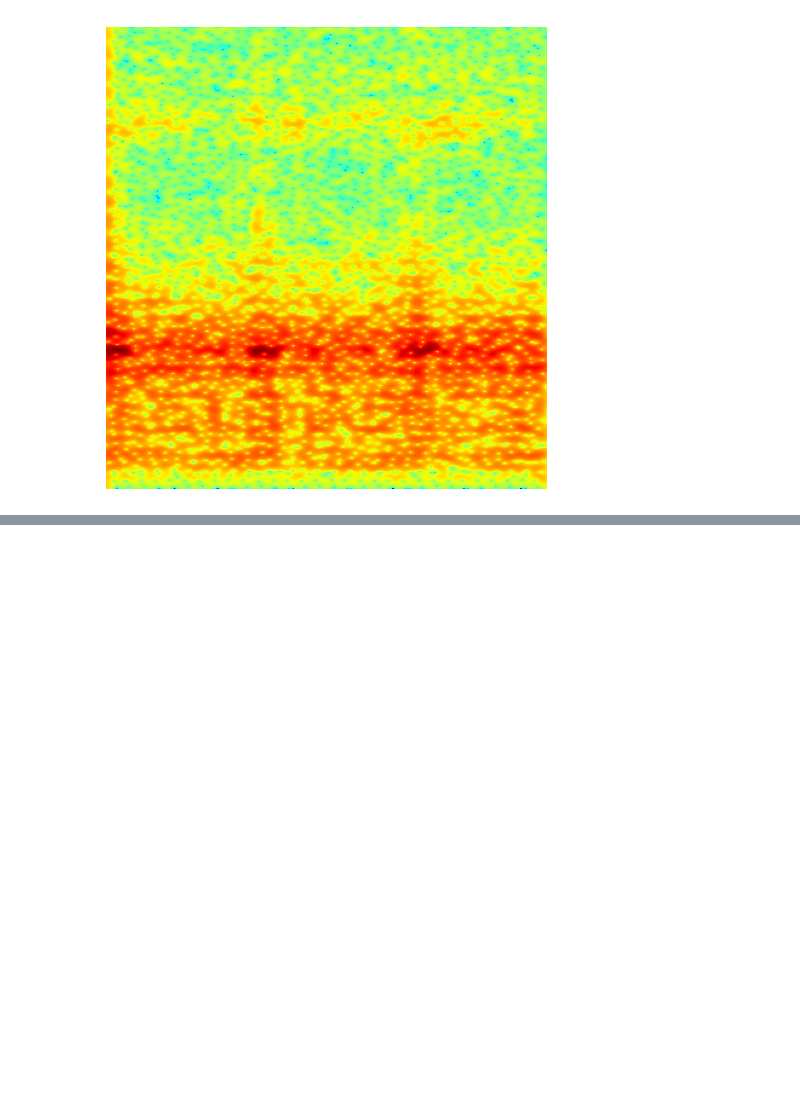
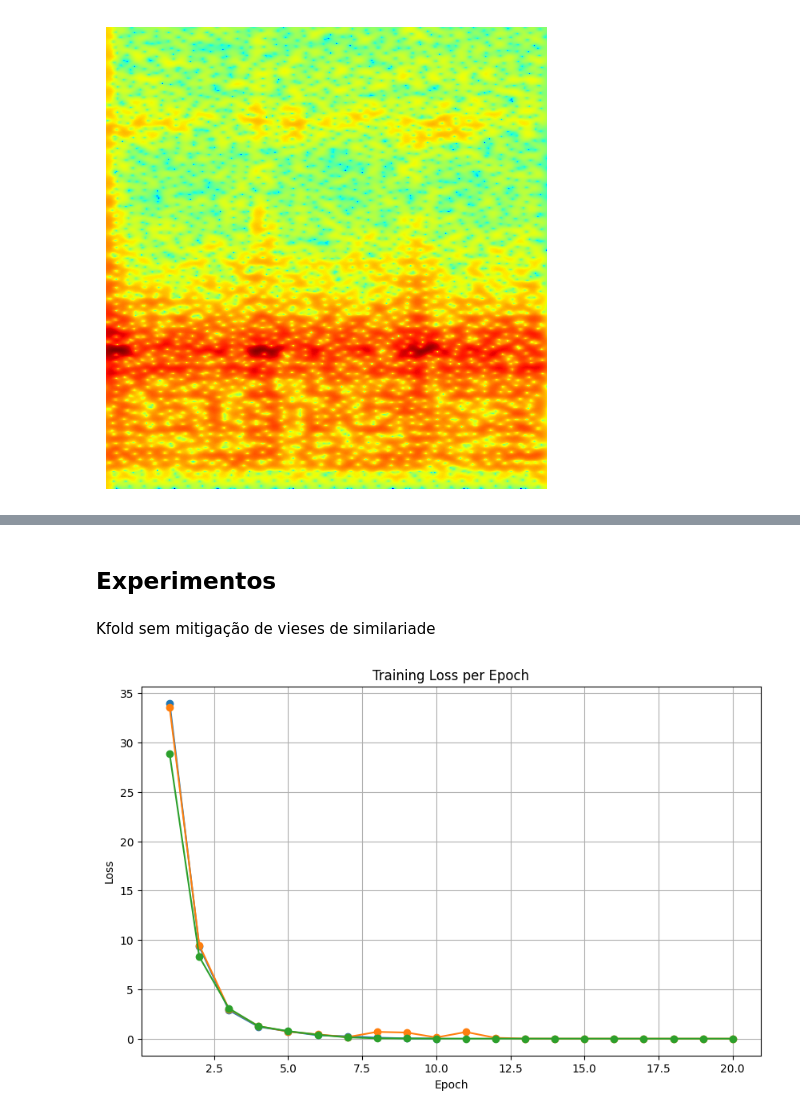
Before and after one commit to rochasantos/TransferLearn-CWRU, a Jupyter notebook: notebook_test.ipynb, the cells around one changed output, grey strips where cells are left out. Drawn from its saved outputs; the diff is of its cells as text; code cells hidden in the pictures; blank space fills up the shorter version.

```diff
--- a/notebook_test.ipynb
+++ b/notebook_test.ipynb
@@ -442,3 +442,12 @@ plt.axis('off')
 plt.gca().invert_yaxis()
 # %% [output]
 [figure]
+# %%
+import yaml
+
+
+with open('config/spectrogram_config.yaml', 'r') as file:
+    spectrogram_config = yaml.safe_load(file)
+
+for sck in spectrogram_config.keys():
+    print(sck)
@@ -444,0 +495,40 @@ plt.gca().invert_yaxis()
+# %% [markdown]
+## Experimentos
+# %% [markdown]
+Kfold sem mitigação de vieses de similariade
+# %%
+import re
+import numpy as np
+import matplotlib.pyplot as plt
+
+experiment_path = [
+    "results/20241117143315_kfold_no-similarity-bias-mitigation.txt",
+    "results/20241117145938_kfold_no-similarity-bias-mitigation.txt",
+    "results/20241117150647_kfold_no-similarity-bias-mitigation.txt"
+]
+
+def plot_loss(experiment_path):
+    plt.figure(figsize=(10,6))
+    for path in experiment_path:
+        with open(path, "r") as file:
+            content = file.read()
+
+        matches = re.findall(r"loss_history=(\[[0-9.,\s]*\])", content)
+
+        loss_history = []
+        for match in matches:
+            loss_history.append(eval(match))
+        mean_loss = np.mean(loss_history, axis=0)
+
+
+        plt.plot(range(1, len(mean_loss) + 1), mean_loss, marker='o')
+
+    plt.title("Training Loss per Epoch")
+    plt.xlabel("Epoch")
+    plt.ylabel("Loss")
+    plt.grid()
+    plt.show()
+
+plot_loss(experiment_path)
+# %% [output]
+[figure, added]
```
Also changed, not shown: parts of 9 cells of this notebook, 28 other files.
